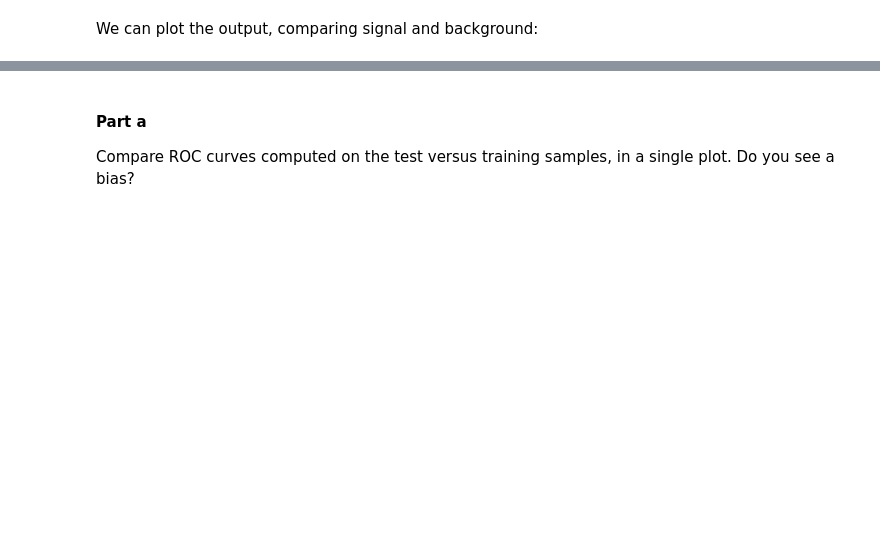
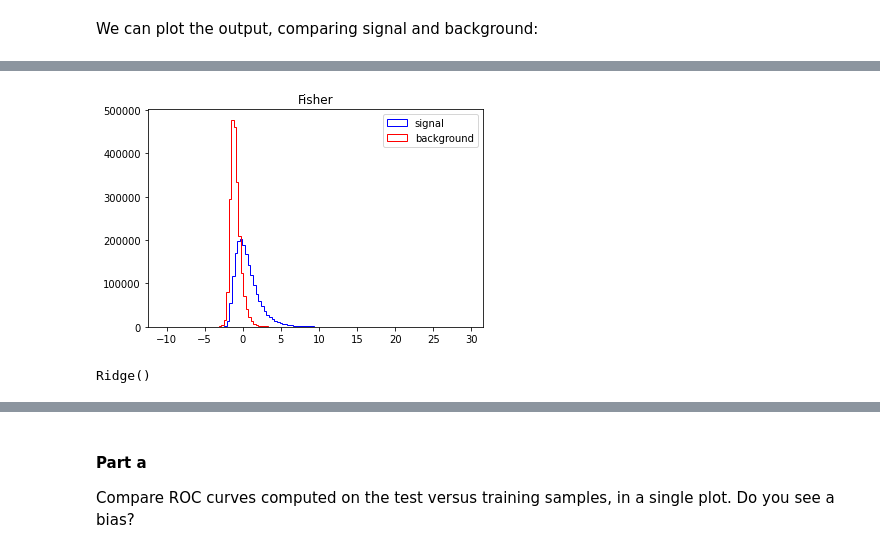
Before and after one commit to JoseACortes/Data1402.Solutions.JoseACortes, a Jupyter notebook: Labs/Lab.5/Lab.5 testing.ipynb, the cells around one changed output, grey strips where cells are left out. Saved outputs shown, nothing was run; the diff lists cells and outputs as text; code cells hidden in the pictures; blank space fills up the shorter version.

```diff
--- a/Labs/Lab.5/Lab.5 testing.ipynb
+++ b/Labs/Lab.5/Lab.5 testing.ipynb
@@ -106,0 +227,9 @@ plt.show()
+# %%
+plt.figure()
+plt.title('Fisher')
+plt.hist(Fisher.decision_function(Train_sig[VarNames[1:]]),bins=100,histtype="step", color="blue", label="signal",stacked=True)
+plt.hist(Fisher.decision_function(Train_bkg[VarNames[1:]]),bins=100,histtype="step", color="red", label="background",stacked=True)
+plt.legend(loc='upper right')
+plt.show()
+# %% [output]
+[figure, added]
@@ -106,0 +240,4 @@ plt.show()
+# %%
+reg.fit(X_Train,y_Train)
+# %% [output]
+Ridge()
```
Also changed, not shown: parts of 43 cells of this notebook.
